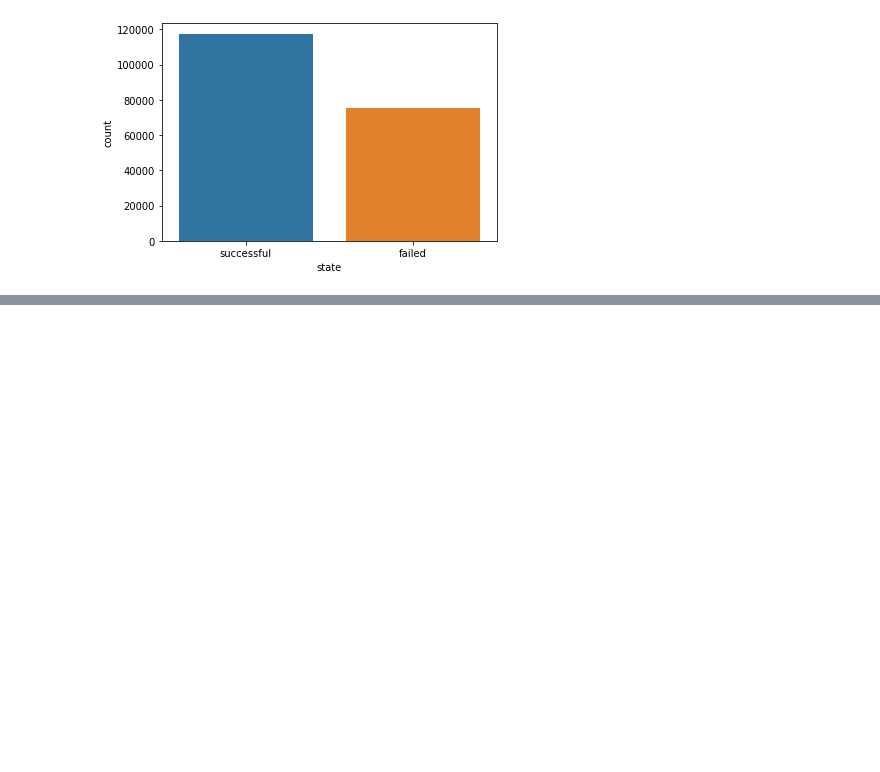
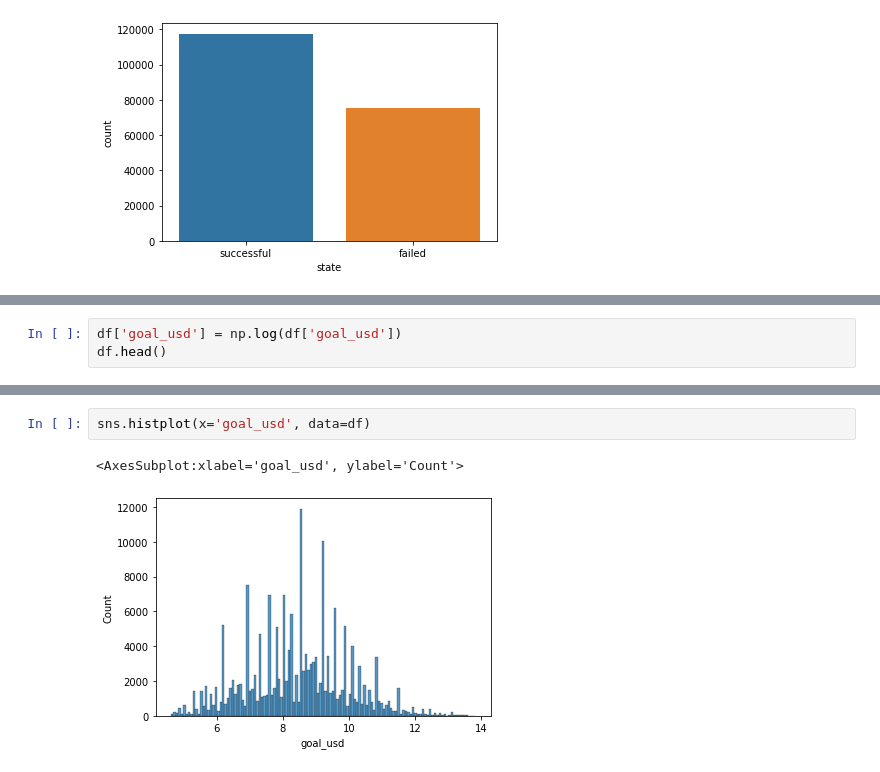
Before and after one commit to laurantirkh/kickstarter-ml, a Jupyter notebook: EDA2.ipynb, the cells around one changed output, grey strips where cells are left out. Cells and saved outputs as stored; diff of their text form; blank space fills up the shorter version.

```diff
--- a/EDA2.ipynb
+++ b/EDA2.ipynb
@@ -69,0 +148,3 @@ memory usage: 18.7+ MB
+# %%
+df['goal_usd'] = np.log(df['goal_usd'])
+df.head()
@@ -69,0 +158,5 @@ memory usage: 18.7+ MB
+# %%
+sns.histplot(x='goal_usd', data=df)
+# %% [output]
+<AxesSubplot:xlabel='goal_usd', ylabel='Count'>
+[figure, added]
```
Also changed, not shown: parts of 24 cells of this notebook.
